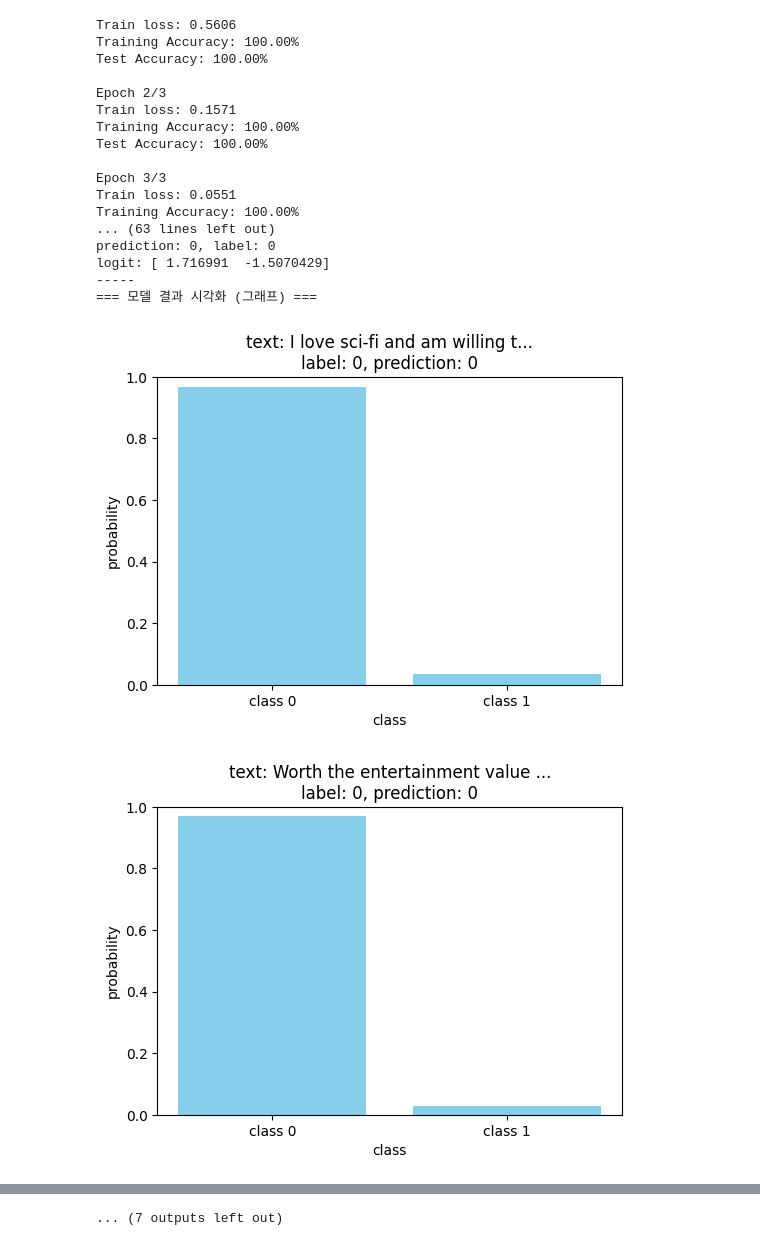
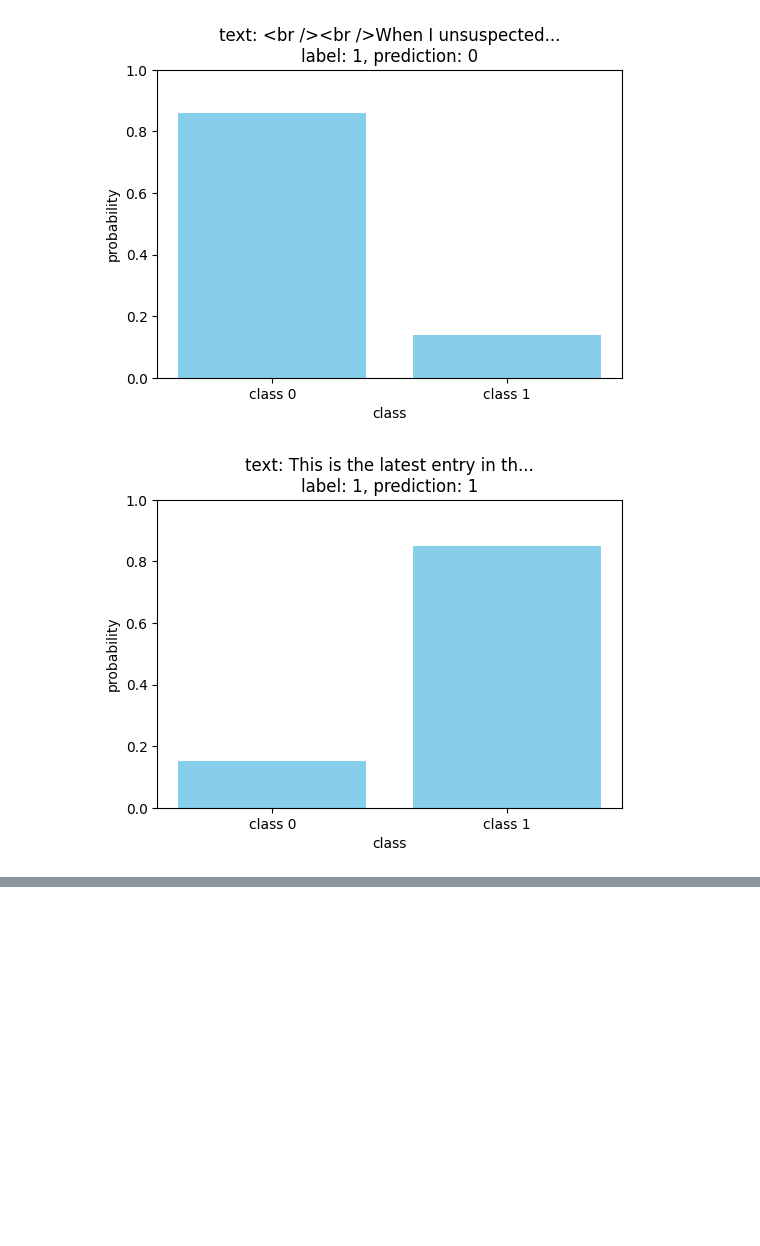
Before and after one commit to MachuEngine/Text-sentiment-analysis-BERT, a Jupyter notebook: main_all.ipynb, the cells around one changed output, grey strips where cells are left out. Cells and saved outputs as stored; diff of their text form; code cells hidden in the pictures; blank space fills up the shorter version.

Commit message:
feat: dataset 랜덤 추출하도록 하여 다양한 데이터 학습하도록 수정
- dataset에서 일부 범위를 추출하여 학습 시 해당 범위 모든 데이터 label이 동일하여 랜덤 추출하도록 shuffle 기능 추가
- seed 고정하여 재현 가능하도록 함

```diff
--- a/main_all.ipynb
+++ b/main_all.ipynb
@@ -42,6 +42,10 @@ class SentimentDataset(Dataset):
     - BERT 모델은 **입력 시퀀스의 길이를 고정(max_length)**해야 하기 때문에, 길이가 짧은 문장은 빈 공간을 [PAD] 토큰(=0)으로 채워야 함.
       하지만 모델이 패딩을 의미 없는 값으로 인식하고 무시해야 함
       → 이를 위한 것이 attention_mask이다.
+
+       attention_mask의 역할
+        attention_mask는 BERT 모델이 입력 문장에서 실제 단어와 패딩(PAD)을 구별할 수 있도록 도와주는 역할을 한다.
+        즉, BERT가 의미 있는 단어만 학습하고, 패딩된 부분을 무시하도록 유도하는 역할을 한다.
 
     *. return
     딕셔너리 반환
@@ -183,7 +187,7 @@ def eval_model(model, data_loader, device):
     return correct_predictions.double() / total
 
 # 4. 데이터셋 샘플 시각화: 데이터셋의 샘플 구조를 출력합니다. 총 3개만 출력
-def visualize_dataset_sample(dataset, num_samples=3):
+def visualize_dataset_sample(dataset, num_samples=16):
     """
     num_samples만큼 데이터셋 샘플을 출력
     dataset은 train_dataset이며, train_dataset은 SentimentDataset 클래스의 객체임.
@@ -304,12 +308,15 @@ def main():
     dataset = load_dataset("imdb") # Hugging Face의 datasets 라이브러리를 통해 API를 호출
 
     # 훈련 데이터 (25,000개 중 5000개만 사용)
-    train_texts = dataset["train"]["text"][:50]
-    train_labels = dataset["train"]["label"][:50]
+    # 훈련 데이터 5000개를 랜덤으로 샘플링
+    train_data = dataset["train"].shuffle(seed=42).select(range(150))
+    train_texts = train_data["text"]
+    train_labels = train_data["label"]
 
-    # 테스트 데이터 (25,000개 중 5000개만 사용)
-    test_texts = dataset["test"]["text"][:50]
-    test_labels = dataset["test"]["label"][:50]
+    # 테스트 데이터 500개를 랜덤으로 샘플링
+    test_data = dataset["test"].shuffle(seed=42).select(range(10))
+    test_texts = test_data["text"]
+    test_labels = test_data["label"]
 
     print(f"Training data size: {len(train_texts)}")
     print(f"Test data size: {len(test_texts)}")
@@ -377,19 +384,2 @@ Epoch 1/3
-Train loss: 0.5606
-Training Accuracy: 100.00%
-Test Accuracy: 100.00%
-
-Epoch 2/3
-Train loss: 0.1571
-Training Accuracy: 100.00%
-Test Accuracy: 100.00%
-
-Epoch 3/3
-Train loss: 0.0551
-Training Accuracy: 100.00%
-... (63 lines left out)
-prediction: 0, label: 0
-logit: [ 1.716991  -1.5070429]
------
-=== 모델 결과 시각화 (그래프) ===
-[figure, old version]
+[figure, new version]
-[figure, old version]
+[figure, new version]
@@ -403 +392,0 @@ logit: [ 1.716991  -1.5070429]
-... (7 outputs left out)
```
Also changed, not shown: parts of 1 cell of this notebook.
